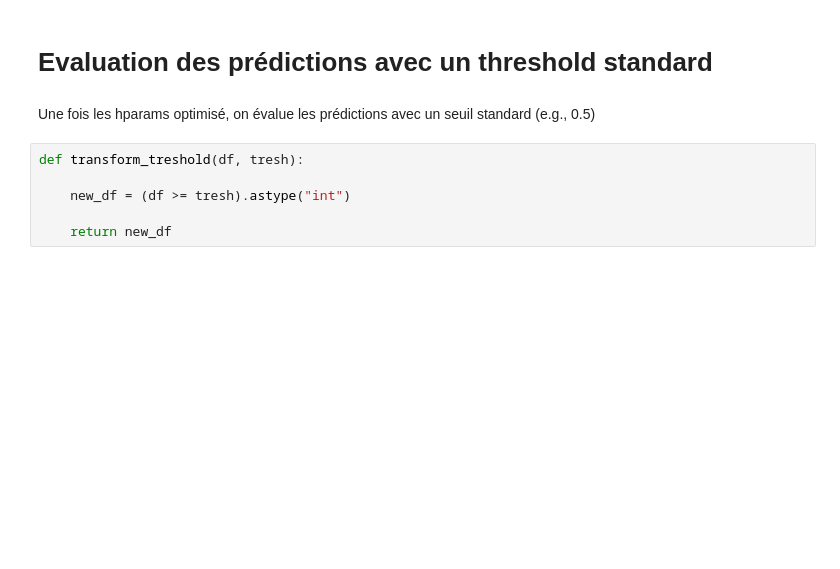
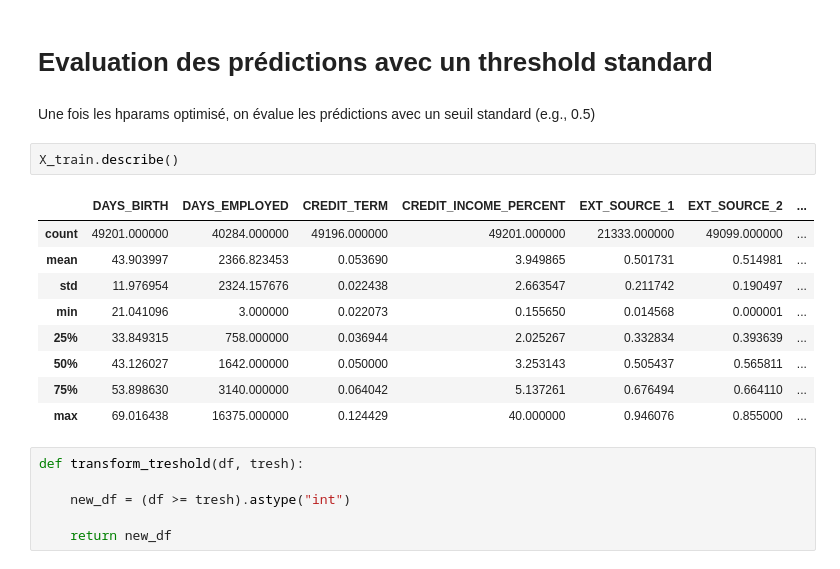
Before and after one commit to kmille50/Implementez_un_modele_de_scoring_camille_brodin, a Jupyter notebook: Brodin_Camille_1_modelisation_102023.ipynb, the cells around one changed output. Cells and saved outputs as stored; diff of their text form; blank space fills up the shorter version.

```diff
--- a/Brodin_Camille_1_modelisation_102023.ipynb
+++ b/Brodin_Camille_1_modelisation_102023.ipynb
@@ -845,6 +860,18 @@ dict_of_tuned_models = {"RandomForest_tuned" : RandomForest_tuned,
 # Evaluation des prédictions avec un threshold standard
 # %% [markdown]
 Une fois les hparams optimisé, on évalue les prédictions avec un seuil standard (e.g., 0.5)
+# %%
+X_train.describe()
+# %% [output]
+|  | DAYS_BIRTH | DAYS_EMPLOYED | CREDIT_TERM | CREDIT_INCOME_PERCENT | EXT_SOURCE_1 | EXT_SOURCE_2 | ... |
+| count | 49201.000000 | 40284.000000 | 49196.000000 | 49201.000000 | 21333.000000 | 49099.000000 | ... |
+| mean | 43.903997 | 2366.823453 | 0.053690 | 3.949865 | 0.501731 | 0.514981 | ... |
+| std | 11.976954 | 2324.157676 | 0.022438 | 2.663547 | 0.211742 | 0.190497 | ... |
+| min | 21.041096 | 3.000000 | 0.022073 | 0.155650 | 0.014568 | 0.000001 | ... |
+| 25% | 33.849315 | 758.000000 | 0.036944 | 2.025267 | 0.332834 | 0.393639 | ... |
+| 50% | 43.126027 | 1642.000000 | 0.050000 | 3.253143 | 0.505437 | 0.565811 | ... |
+| 75% | 53.898630 | 3140.000000 | 0.064042 | 5.137261 | 0.676494 | 0.664110 | ... |
+| max | 69.016438 | 16375.000000 | 0.124429 | 40.000000 | 0.946076 | 0.855000 | ... |
 # %%
 def transform_treshold(df, tresh):
 
```
Also changed, not shown: parts of 40 cells of this notebook, 3 other files.
